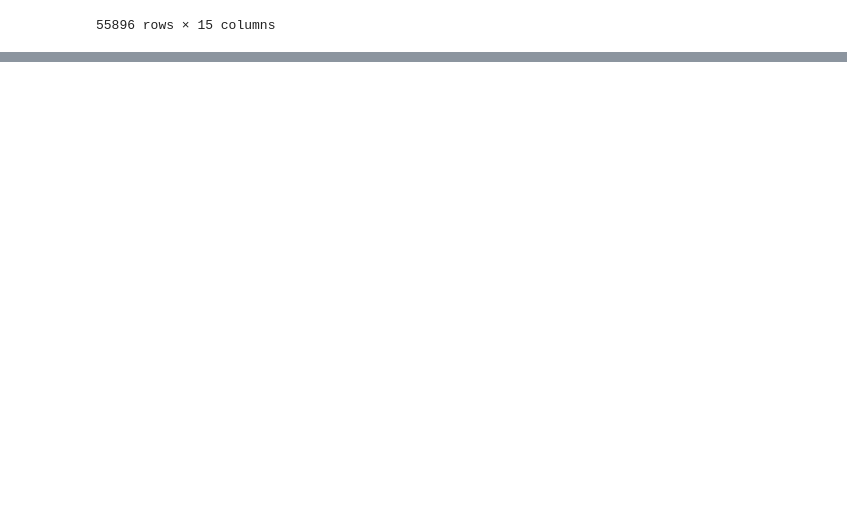
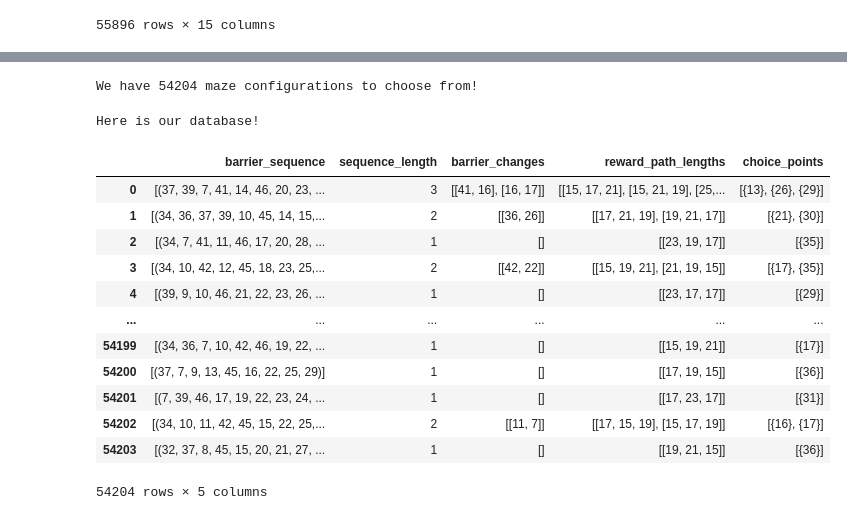
Before and after one commit to calderast/Hex-maze, a Jupyter notebook: Tutorials/Generate_Custom_Barrier_Sequence_Database.ipynb, the cells around one changed output, grey strips where cells are left out. Cells and saved outputs as stored; diff of their text form; code cells hidden in the pictures; blank space fills up the shorter version.

```diff
--- a/Tutorials/Generate_Custom_Barrier_Sequence_Database.ipynb
+++ b/Tutorials/Generate_Custom_Barrier_Sequence_Database.ipynb
@@ -112,0 +161,51 @@ display(barrier_sequence_database)
+# %%
+from tqdm import tqdm
+from hex_maze_utils import get_barrier_sequence, get_barrier_sequence_attributes
+
+# Load the maze configuration database
+df = pd.read_pickle('../maze_configuration_database.pkl')
+
+####### NEW STEP: FILTER THE DATABASE BASED ON YOUR CRITERIA #######
+# Filter the database to only include mazes with a single choice point
+df = df[(df['num_choice_points'] == 1)]
+
+# Get a list of all mazes in the database so we can iterate
+all_mazes = df['barriers'].tolist()
+print(f"We have {len(all_mazes)} maze configurations to choose from!")
+
+# Set up a list to store the barrier sequences + info about them
+barrier_sequence_dicts = []
+
+# Create a database of barrier sequences
+for maze in tqdm(all_mazes):
+
+    # Find a potential barrier sequence starting with this maze
+    barrier_sequence = get_barrier_sequence(df, maze, min_hex_diff=9, max_sequence_length=6, criteria_type='ALL')
+
+    # Calculate attributes for this sequence
+    sequence_dict = get_barrier_sequence_attributes(df, barrier_sequence)
+
+    # Add it to our dictionary
+    barrier_sequence_dicts.append(sequence_dict)
+
+# Create DataFrame
+barrier_sequence_database = pd.DataFrame(barrier_sequence_dicts)
+
+print("Here is our database!")
+display(barrier_sequence_database)
+# %% [output]
+We have 54204 maze configurations to choose from!
+Here is our database!
+|  | barrier_sequence | sequence_length | barrier_changes | reward_path_lengths | choice_points |
+| 0 | [(37, 39, 7, 41, 14, 46, 20, 23, ... | 3 | [[41, 16], [16, 17]] | [[15, 17, 21], [15, 21, 19], [25,... | [{13}, {26}, {29}] |
+| 1 | [(34, 36, 37, 39, 10, 45, 14, 15,... | 2 | [[36, 26]] | [[17, 21, 19], [19, 21, 17]] | [{21}, {30}] |
+| 2 | [(34, 7, 41, 11, 46, 17, 20, 28, ... | 1 | [] | [[23, 19, 17]] | [{35}] |
+| 3 | [(34, 10, 42, 12, 45, 18, 23, 25,... | 2 | [[42, 22]] | [[15, 19, 21], [21, 19, 15]] | [{17}, {35}] |
+| 4 | [(39, 9, 10, 46, 21, 22, 23, 26, ... | 1 | [] | [[23, 17, 17]] | [{29}] |
+| ... | ... | ... | ... | ... | ... |
+| 54199 | [(34, 36, 7, 10, 42, 46, 19, 22, ... | 1 | [] | [[15, 19, 21]] | [{17}] |
+| 54200 | [(37, 7, 9, 13, 45, 16, 22, 25, 29)] | 1 | [] | [[17, 19, 15]] | [{36}] |
+| 54201 | [(7, 39, 46, 17, 19, 22, 23, 24, ... | 1 | [] | [[17, 23, 17]] | [{31}] |
+| 54202 | [(34, 10, 11, 42, 45, 15, 22, 25,... | 2 | [[11, 7]] | [[17, 15, 19], [15, 17, 19]] | [{16}, {17}] |
+| 54203 | [(32, 37, 8, 45, 15, 20, 21, 27, ... | 1 | [] | [[19, 21, 15]] | [{36}] |
+54204 rows × 5 columns
```
Also changed, not shown: parts of 18 cells of this notebook, 1 other file.
